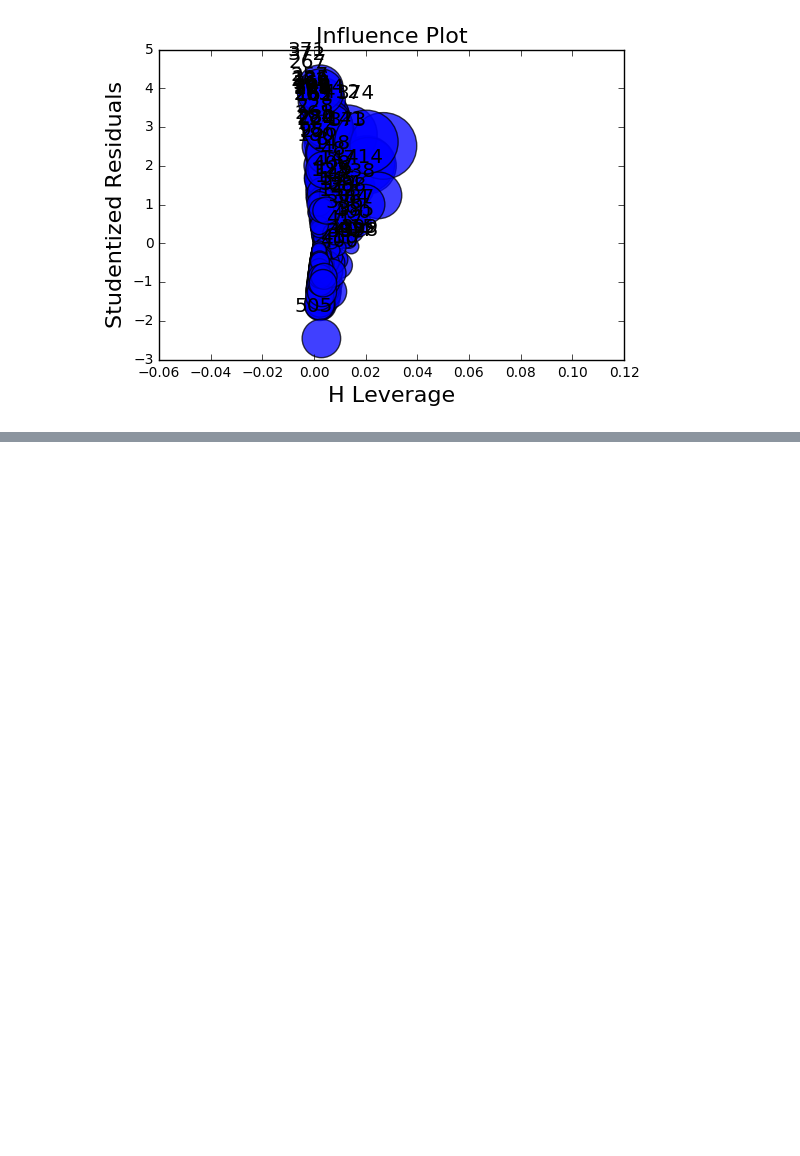
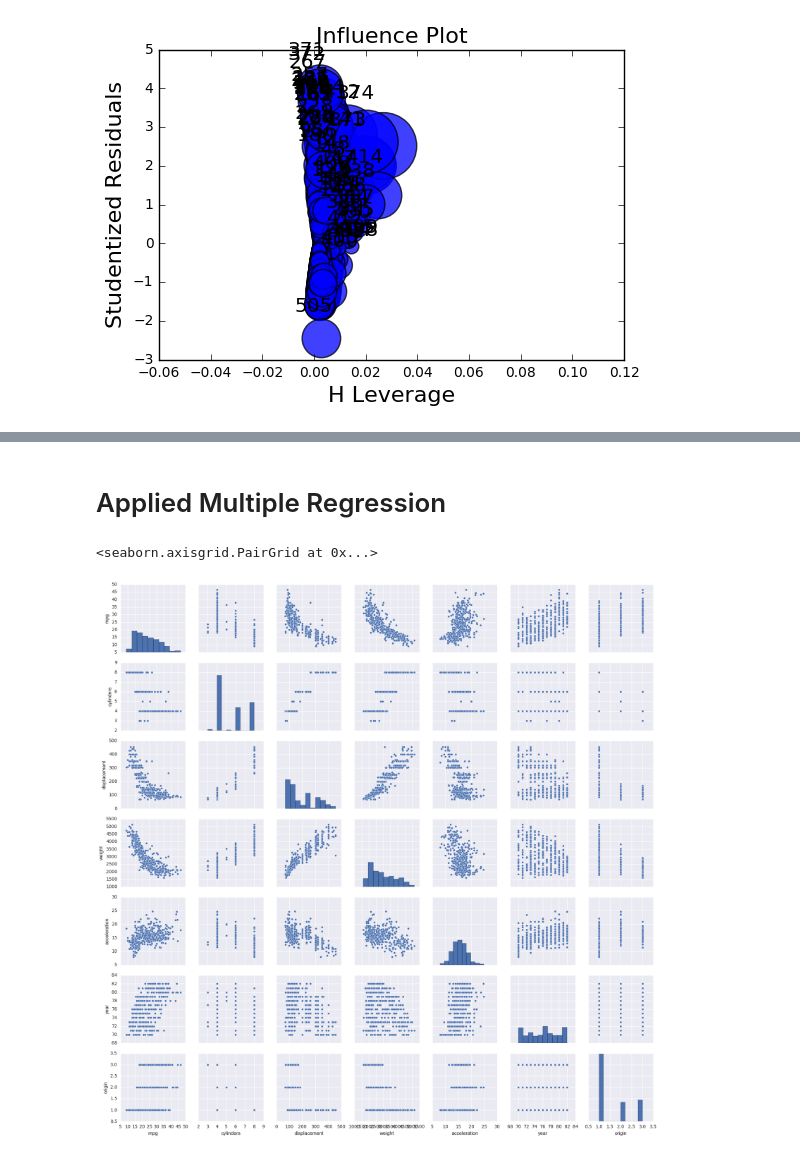
Before and after one commit to ishaanv/isl-labs-python, a Jupyter notebook: Linear Regression Lab.ipynb, the cells around one changed output, grey strips where cells are left out. Saved outputs shown, nothing was run; the diff lists cells and outputs as text; code cells hidden in the pictures; blank space fills up the shorter version.

```diff
--- a/Linear Regression Lab.ipynb
+++ b/Linear Regression Lab.ipynb
@@ -173,0 +414,11 @@ influence_plot(res)
+# %% [markdown]
+# Applied Multiple Regression
+# %%
+# scatterplot matrix
+auto_df = pd.read_csv("../input/Auto.data.txt", delim_whitespace=True)
+sns.pairplot(auto_df)
+
+# neat way to have a quick glance over the relationships between all the predictors
+# %% [output]
+<seaborn.axisgrid.PairGrid at 0x...>
+[figure, added]
```
Also changed, not shown: parts of 37 cells of this notebook.
